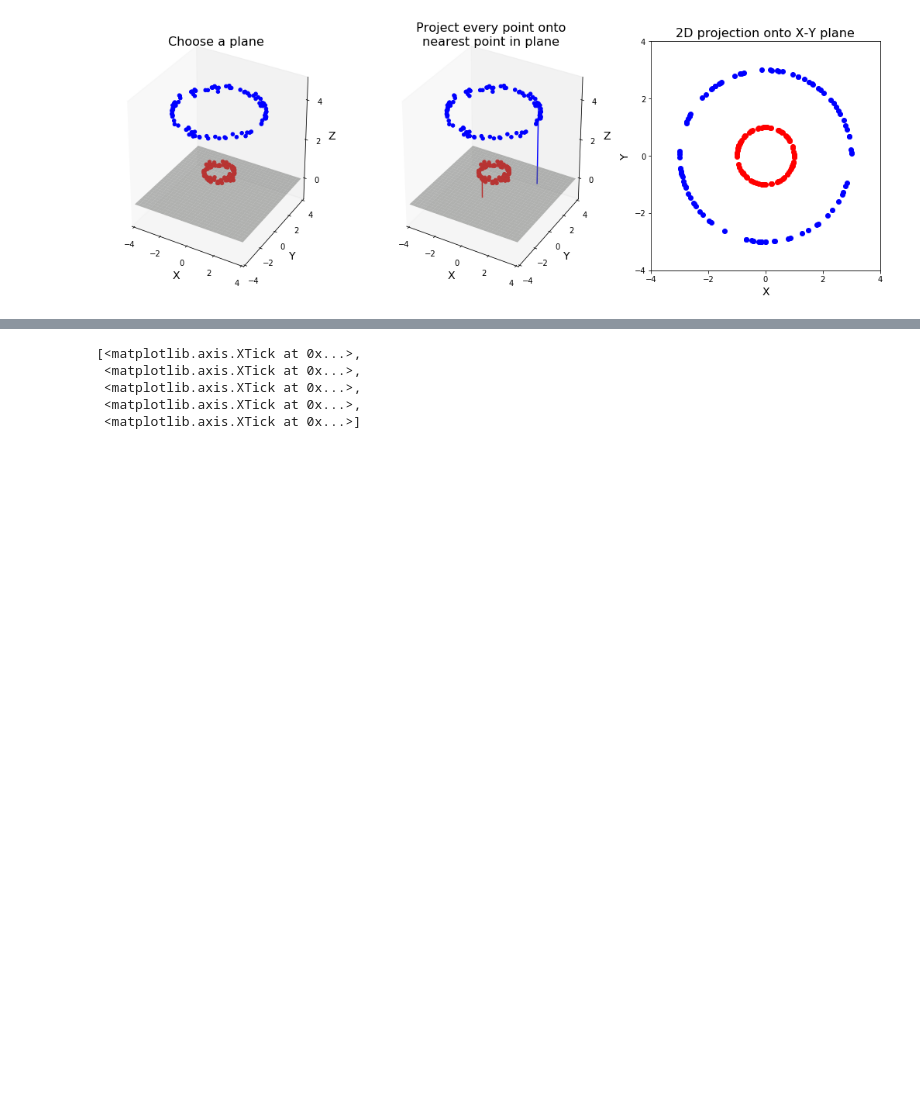
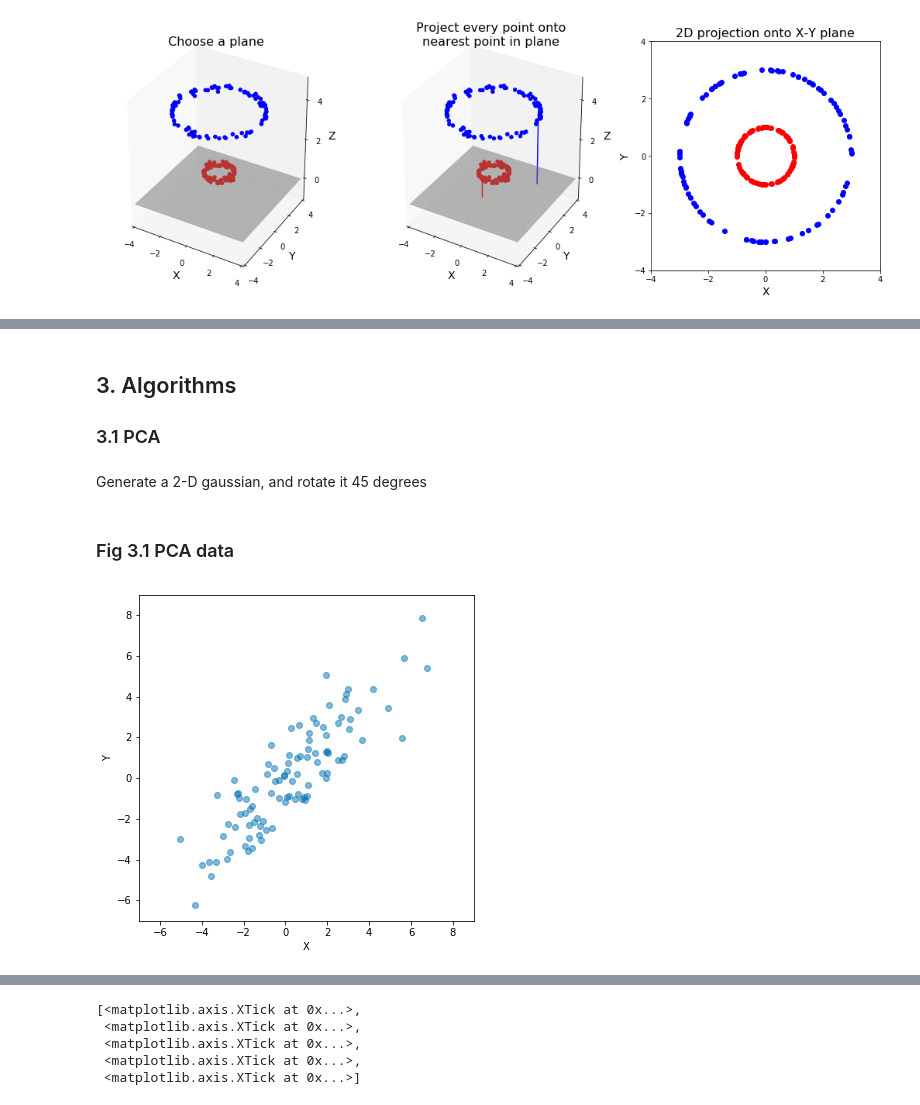
Before and after one commit to msto/bme780-final-tutorial, a Jupyter notebook: dimensionality reduction tutorial appendix.ipynb, the cells around one changed output, grey strips where cells are left out. Drawn from its saved outputs; the diff is of its cells as text; code cells hidden in the pictures; blank space fills up the shorter version.

```diff
--- a/dimensionality reduction tutorial appendix.ipynb
+++ b/dimensionality reduction tutorial appendix.ipynb
@@ -153,0 +152,32 @@ TODO: intuition for nonlinear algorithms as learning a manifold - "uncurling a s
+# %% [markdown]
+## 3. Algorithms
+
+### 3.1 PCA
+# %% [markdown]
+Generate a 2-D gaussian, and rotate it 45 degrees
+# %%
+np.random.seed(149)
+ydata = np.random.normal(0, 1, 100)
+xdata = np.random.normal(0, 3, 100)
+
+def rotate(data, theta):
+    R = np.array([[np.cos(theta), - np.sin(theta)],
+                  [np.sin(theta), np.cos(theta)]])
+
+    return data.dot(R)
+
+data = rotate(np.array([xdata, ydata]).T, -np.pi / 4)
+# %%
+def plot_pca_points(ax):
+    ax.scatter(data[:, 0], data[:, 1], alpha=0.5)
+    ax.set_xlim(-7, 9)
+    ax.set_ylim(-7, 9)
+    ax.set_xlabel('X')
+    ax.set_ylabel('Y')
+# %% [markdown]
+### Fig 3.1 PCA data
+# %%
+fig, ax = plt.subplots(1, 1, figsize=(6, 6))
+plot_pca_points(ax)
+# %% [output]
+[figure, added]
```
Also changed, not shown: parts of 8 cells of this notebook, 4 other files.
